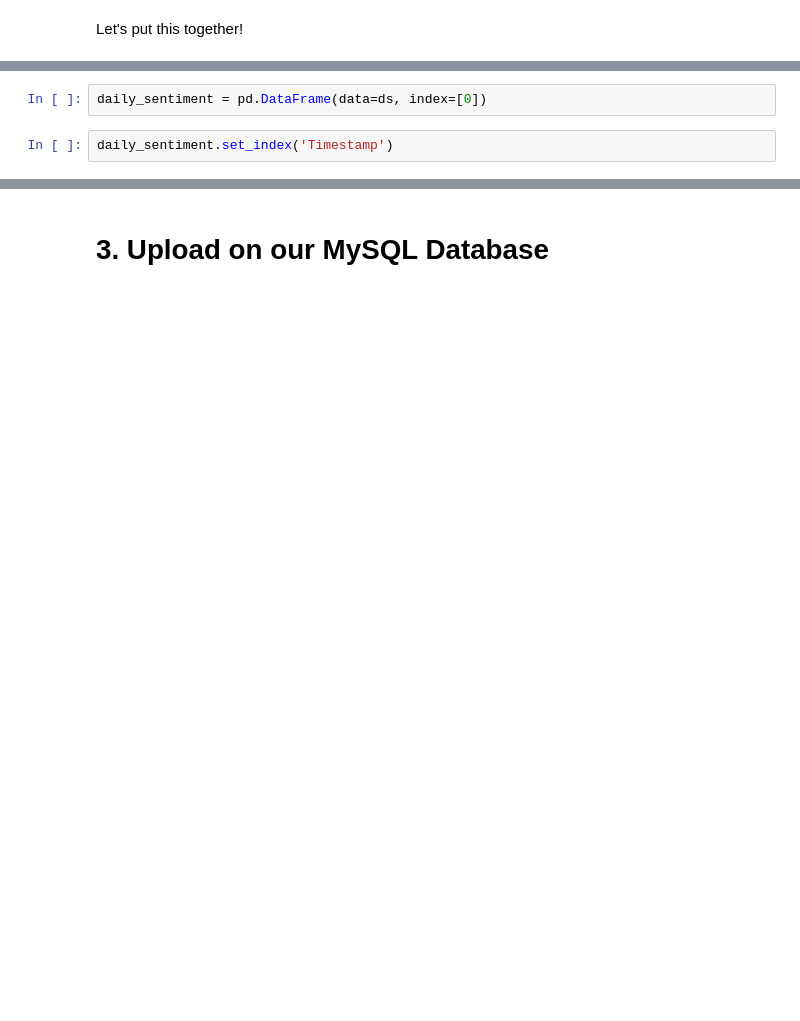
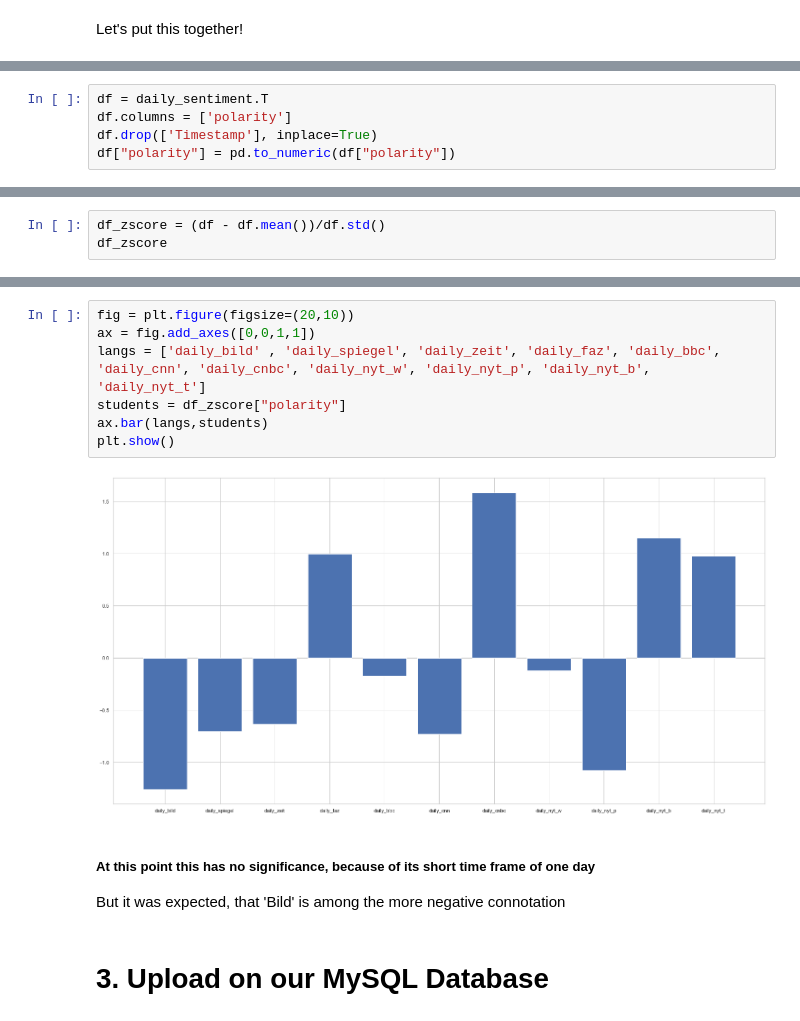
Before and after one commit to trashpanda-ai/Sentiment-Analysis-LNP-, a Jupyter notebook: Sentiment Analysis/Sentiment Analysis.ipynb, the cells around one changed output, grey strips where cells are left out. Saved outputs shown, nothing was run; the diff lists cells and outputs as text; blank space fills up the shorter version.

```diff
--- a/Sentiment Analysis/Sentiment Analysis.ipynb
+++ b/Sentiment Analysis/Sentiment Analysis.ipynb
@@ -478,4 +480,0 @@ ds['Timestamp']= n
-# %%
-daily_sentiment = pd.DataFrame(data=ds, index=[0])
-# %%
-daily_sentiment.set_index('Timestamp')
@@ -485,0 +507,5 @@ daily_sentiment.set_index('Timestamp')
+# %%
+df = daily_sentiment.T
+df.columns = ['polarity']
+df.drop(['Timestamp'], inplace=True)
+df["polarity"] = pd.to_numeric(df["polarity"])
@@ -485,0 +532,3 @@ daily_sentiment.set_index('Timestamp')
+# %%
+df_zscore = (df - df.mean())/df.std()
+df_zscore
@@ -486,3 +548,15 @@ daily_sentiment.set_index('Timestamp')
+# %%
+fig = plt.figure(figsize=(20,10))
+ax = fig.add_axes([0,0,1,1])
+langs = ['daily_bild' , 'daily_spiegel', 'daily_zeit', 'daily_faz', 'daily_bbc', 'daily_cnn', 'daily_cnbc', 'daily_nyt_w', 'daily_nyt_p', 'daily_nyt_b', 'daily_nyt_t']
+students = df_zscore["polarity"]
+ax.bar(langs,students)
+plt.show()
+# %% [output]
+[figure, added]
+# %% [markdown]
+##### At this point this has no significance, because of its short time frame of one day
+But it was expected, that 'Bild' is among the more negative connotation
 # %% [markdown]
 # 3. Upload on our MySQL Database <a id="3"></a>
 # %%
```
Also changed, not shown: parts of 27 cells of this notebook, 1 other file.
